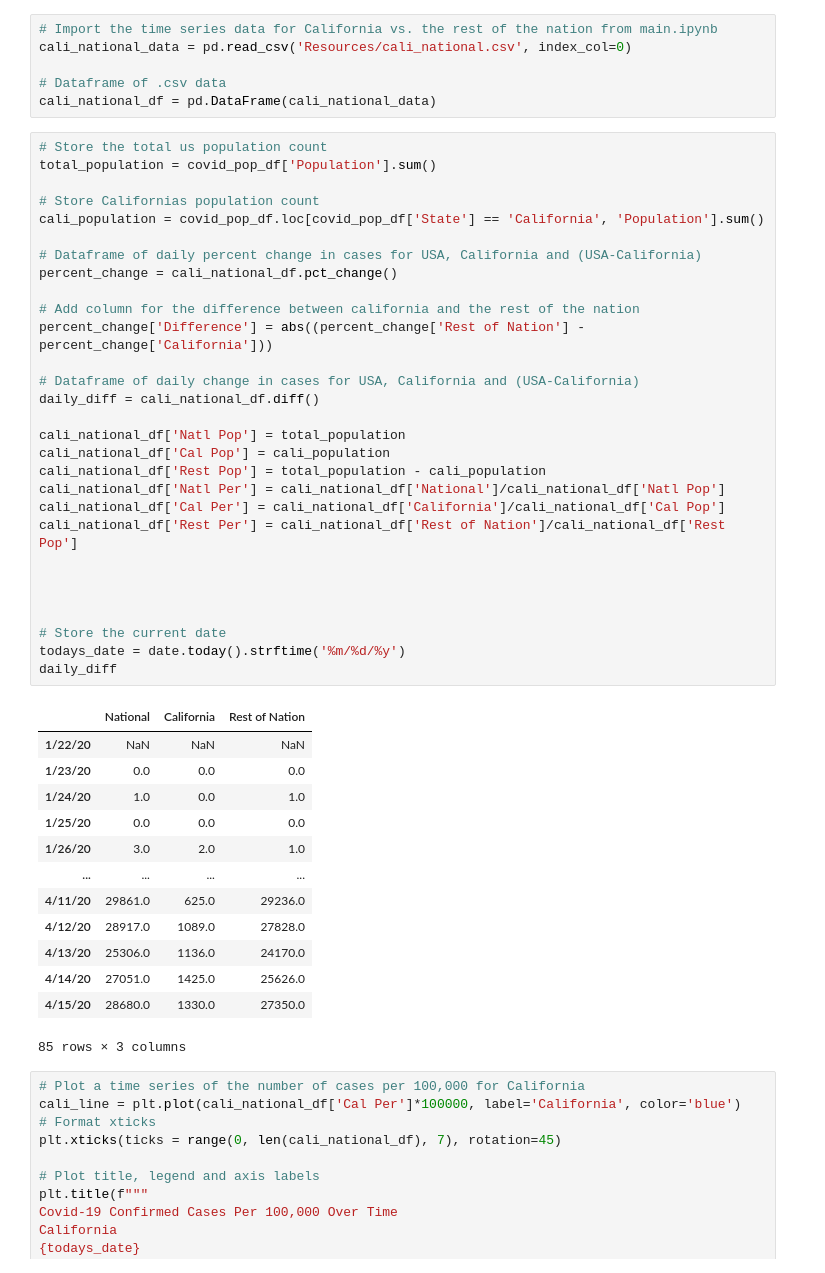
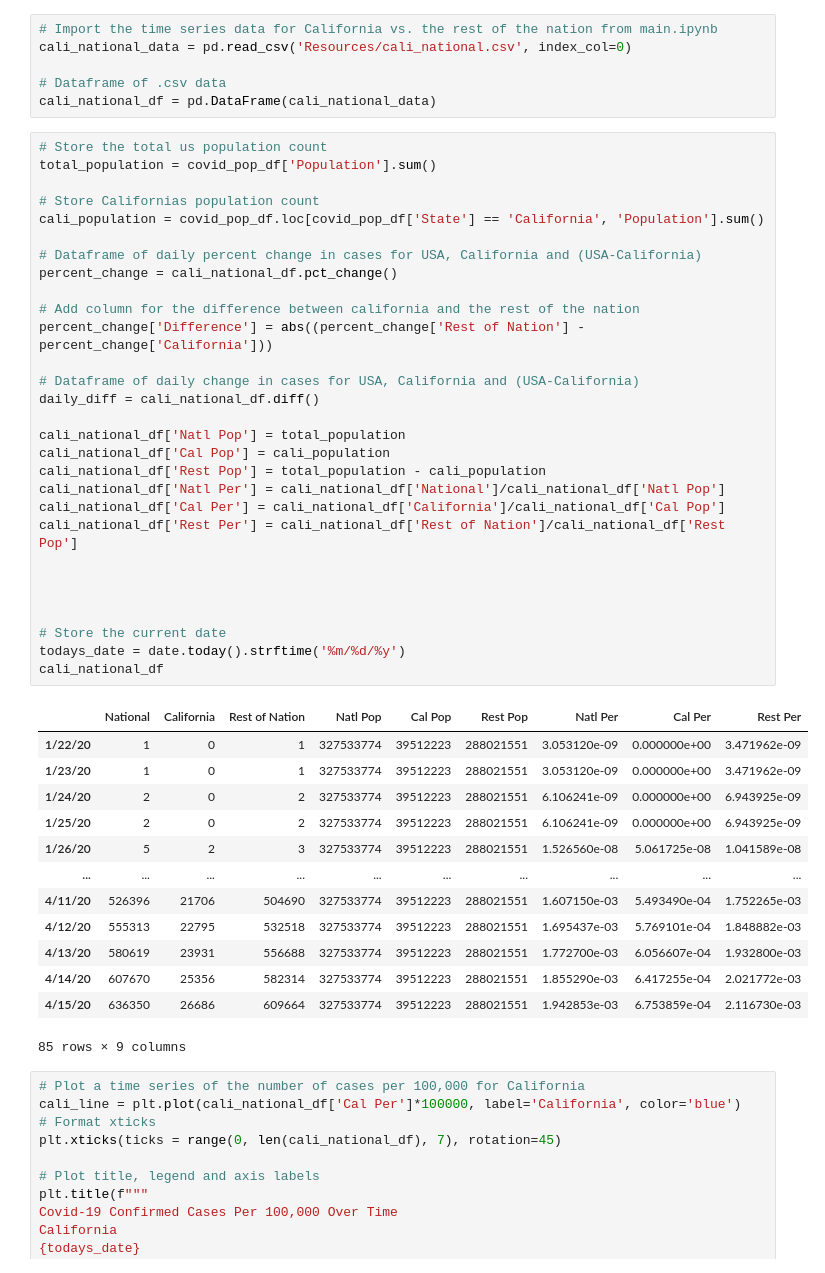
Before and after one commit to aaronrotman/project-one, a Jupyter notebook: analysis.ipynb, the cells around one changed output. Saved outputs shown, nothing was run; the diff lists cells and outputs as text.

```diff
--- a/analysis.ipynb
+++ b/analysis.ipynb
@@ -90,46 +90,46 @@ cali_national_df = pd.DataFrame(cali_national_data)
 # %%
 # Store the total us population count
 total_population = covid_pop_df['Population'].sum()
 
 # Store Californias population count
 cali_population = covid_pop_df.loc[covid_pop_df['State'] == 'California', 'Population'].sum()
 
 # Dataframe of daily percent change in cases for USA, California and (USA-California)
 percent_change = cali_national_df.pct_change()
 
 # Add column for the difference between california and the rest of the nation
 percent_change['Difference'] = abs((percent_change['Rest of Nation'] - percent_change['California']))
 
 # Dataframe of daily change in cases for USA, California and (USA-California)
 daily_diff = cali_national_df.diff()
 
 cali_national_df['Natl Pop'] = total_population
 cali_national_df['Cal Pop'] = cali_population
 cali_national_df['Rest Pop'] = total_population - cali_population
 cali_national_df['Natl Per'] = cali_national_df['National']/cali_national_df['Natl Pop']
 cali_national_df['Cal Per'] = cali_national_df['California']/cali_national_df['Cal Pop']
 cali_national_df['Rest Per'] = cali_national_df['Rest of Nation']/cali_national_df['Rest Pop']
 
 
 
 
 # Store the current date
 todays_date = date.today().strftime('%m/%d/%y')
-daily_diff
+cali_national_df
 # %% [output]
-|  | National | California | Rest of Nation |
-| 1/22/20 | NaN | NaN | NaN |
-| 1/23/20 | 0.0 | 0.0 | 0.0 |
-| 1/24/20 | 1.0 | 0.0 | 1.0 |
-| 1/25/20 | 0.0 | 0.0 | 0.0 |
-| 1/26/20 | 3.0 | 2.0 | 1.0 |
-| ... | ... | ... | ... |
-| 4/11/20 | 29861.0 | 625.0 | 29236.0 |
-| 4/12/20 | 28917.0 | 1089.0 | 27828.0 |
-| 4/13/20 | 25306.0 | 1136.0 | 24170.0 |
-| 4/14/20 | 27051.0 | 1425.0 | 25626.0 |
-| 4/15/20 | 28680.0 | 1330.0 | 27350.0 |
+|  | National | California | Rest of Nation | Natl Pop | Cal Pop | Rest Pop | Natl Per | Cal Per | Rest Per |
+| 1/22/20 | 1 | 0 | 1 | 327533774 | 39512223 | 288021551 | 3.053120e-09 | 0.000000e+00 | 3.471962e-09 |
+| 1/23/20 | 1 | 0 | 1 | 327533774 | 39512223 | 288021551 | 3.053120e-09 | 0.000000e+00 | 3.471962e-09 |
+| 1/24/20 | 2 | 0 | 2 | 327533774 | 39512223 | 288021551 | 6.106241e-09 | 0.000000e+00 | 6.943925e-09 |
+| 1/25/20 | 2 | 0 | 2 | 327533774 | 39512223 | 288021551 | 6.106241e-09 | 0.000000e+00 | 6.943925e-09 |
+| 1/26/20 | 5 | 2 | 3 | 327533774 | 39512223 | 288021551 | 1.526560e-08 | 5.061725e-08 | 1.041589e-08 |
+| ... | ... | ... | ... | ... | ... | ... | ... | ... | ... |
+| 4/11/20 | 526396 | 21706 | 504690 | 327533774 | 39512223 | 288021551 | 1.607150e-03 | 5.493490e-04 | 1.752265e-03 |
+| 4/12/20 | 555313 | 22795 | 532518 | 327533774 | 39512223 | 288021551 | 1.695437e-03 | 5.769101e-04 | 1.848882e-03 |
+| 4/13/20 | 580619 | 23931 | 556688 | 327533774 | 39512223 | 288021551 | 1.772700e-03 | 6.056607e-04 | 1.932800e-03 |
+| 4/14/20 | 607670 | 25356 | 582314 | 327533774 | 39512223 | 288021551 | 1.855290e-03 | 6.417255e-04 | 2.021772e-03 |
+| 4/15/20 | 636350 | 26686 | 609664 | 327533774 | 39512223 | 288021551 | 1.942853e-03 | 6.753859e-04 | 2.116730e-03 |
-85 rows × 3 columns
+85 rows × 9 columns
 # %%
 # Plot a time series of the number of cases per 100,000 for California
 cali_line = plt.plot(cali_national_df['Cal Per']*100000, label='California', color='blue')
```
Also changed, not shown: parts of 7 cells of this notebook.
